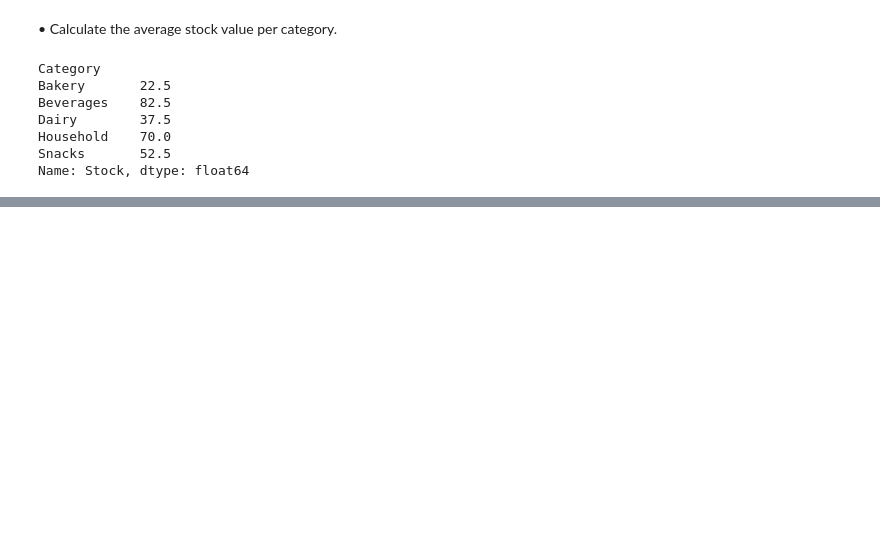
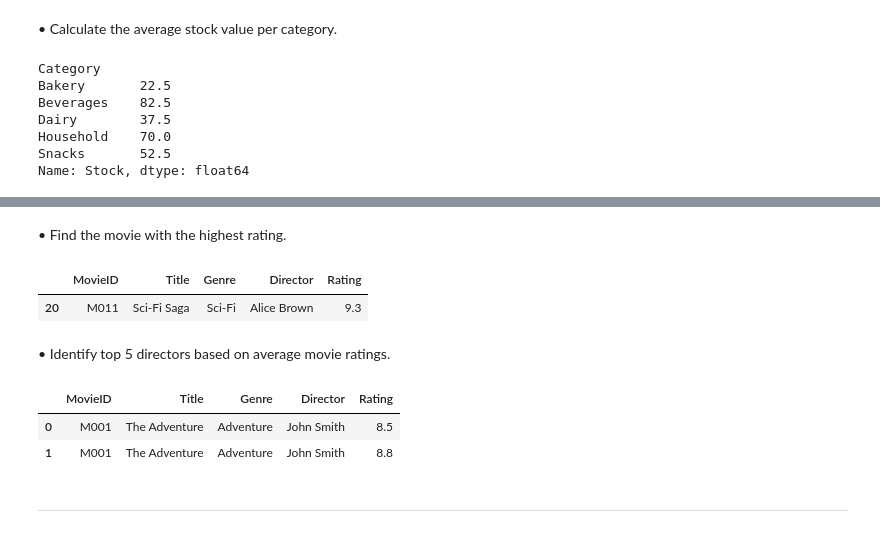
Before and after one commit to tushar-19459/PDV, a Jupyter notebook: pandas/Pandas_assignment.ipynb, the cells around one changed output, grey strips where cells are left out. Cells and saved outputs as stored; diff of their text form; code cells hidden in the pictures; blank space fills up the shorter version.

```diff
--- a/pandas/Pandas_assignment.ipynb
+++ b/pandas/Pandas_assignment.ipynb
@@ -574,0 +828,17 @@ low = data.groupby('Category').
+# %% [markdown]
+• Find the movie with the highest rating.
+# %%
+data.sort_values(by='Rating',ascending=False).head(1)
+# %% [output]
+|  | MovieID | Title | Genre | Director | Rating |
+| 20 | M011 | Sci-Fi Saga | Sci-Fi | Alice Brown | 9.3 |
+# %% [markdown]
+• Identify top 5 directors based on average movie ratings.
+# %%
+data[data['Genre']=='Adventure'].sort_values(by='Rating').head(5)
+# %% [output]
+|  | MovieID | Title | Genre | Director | Rating |
+| 0 | M001 | The Adventure | Adventure | John Smith | 8.5 |
+| 1 | M001 | The Adventure | Adventure | John Smith | 8.8 |
+# %% [markdown]
+---
```
Also changed, not shown: parts of 31 cells of this notebook.
